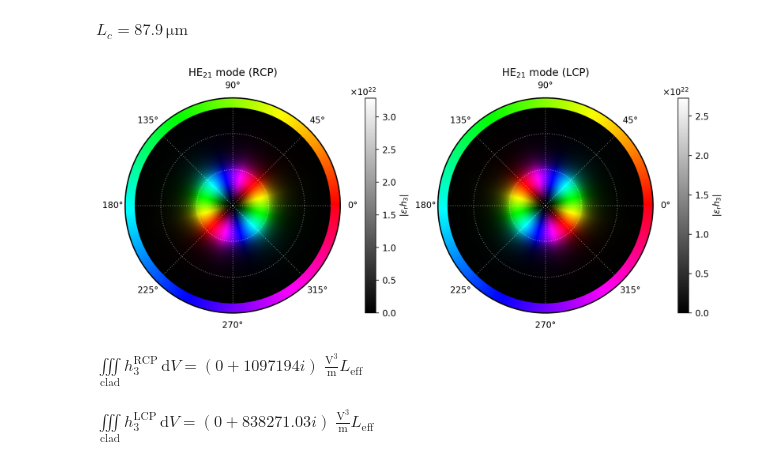
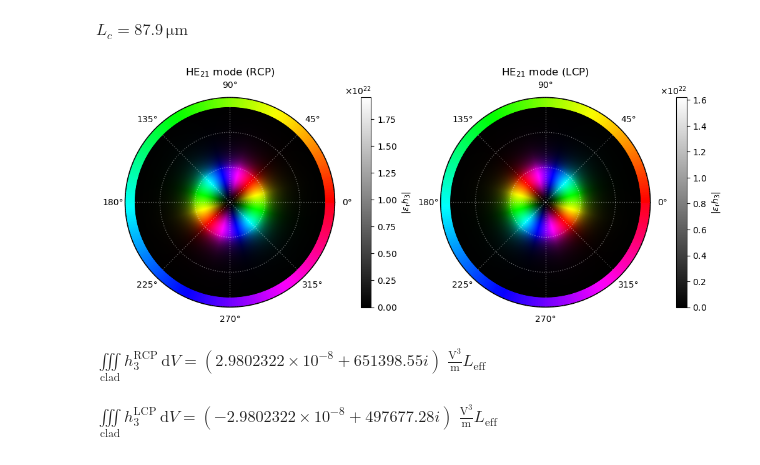
Before and after one commit to Sevastienn/anafibre, a Jupyter notebook: notebooks/h3_ell0.ipynb, the cells around one changed output. Saved outputs shown, nothing was run; the diff lists cells and outputs as text; code cells hidden in the pictures.

```diff
--- a/notebooks/h3_ell0.ipynb
+++ b/notebooks/h3_ell0.ipynb
@@ -91,16 +91,11 @@ Saving to PDF can be slow if figures contain many vector polygons. The plotting
   - a smooth phase ring around the axis (`phase_cbar_style='edge'`)
 - Radial ticks are placed at integer multiples of the core radius. Radial tick labels are hidden for a clean dark background.
 # %%
-P1 = HE11_wl1_R.Power(rho=Rho, phi=Phi, z=0)
-P2 = HE11_wl2_L.Power(rho=Rho, phi=Phi, z=0)
-P3 = TE01_wl3.Power(rho=Rho, phi=Phi, z=0)
-P4 = TM01_wl3.Power(rho=Rho, phi=Phi, z=0)
 # Electric fields
-E0 = HE11_wl1_R.E(rho=Rho, phi=Phi, z=0)/np.sqrt(P1)
-E1 = HE11_wl2_L.E(rho=Rho, phi=Phi, z=0)/np.sqrt(P2)
-E2 = TE01_wl3.E(rho=Rho, phi=Phi, z=0)/np.sqrt(P3)
-E3 = TM01_wl3.E(rho=Rho, phi=Phi, z=0)/np.sqrt(P4)
-
+E0 = HE11_wl1_R.E(rho=Rho, phi=Phi, z=0)
+E1 = HE11_wl2_L.E(rho=Rho, phi=Phi, z=0)
+E2 = TE01_wl3.E(rho=Rho, phi=Phi, z=0)
+E3 = TM01_wl3.E(rho=Rho, phi=Phi, z=0)
 # Plotting parameters
 kwargsP = dict(
     variant="dark", Rho=Rho, Phi=Phi,
@@ -109,7 +104,8 @@ kwargsP = dict(
     core_radius=fibre.core_radius*u.m,
     phase_cbar_style="edge",
     cbar_pad=-0.06,
-    use_tex=False   # set True if your system has LaTeX installed
+    use_tex=False,   # set True if your system has LaTeX installed
+    # vmax=6e22
 )
 # %%
 # Reuse existing fields and grid; compute both overlaps once
@@ -171,11 +167,9 @@ display(Latex(f"$L_c = {pretty_length(Lc_val)}$"))
 | HE21 | UV335.66 | 2.89 | 1.3604 | 0.00 | 0.00 | -1.00 |
 $L_c = 87.9 \, \mathrm{\mu m}$
 # %%
-P5 = HE21_wl3_R.Power(rho=Rho, phi=Phi, z=0)
-P6 = HE21_wl3_L.Power(rho=Rho, phi=Phi, z=0)
 # Electric fields
-E4 = HE21_wl3_R.E(rho=Rho, phi=Phi, z=0)/np.sqrt(P5)
-E5 = HE21_wl3_L.E(rho=Rho, phi=Phi, z=0)/np.sqrt(P6)
+E4 = HE21_wl3_R.E(rho=Rho, phi=Phi, z=0)
+E5 = HE21_wl3_L.E(rho=Rho, phi=Phi, z=0)
 
 # Reuse existing fields and grid; compute both overlaps once
 cross01 = np.cross(E0, E1)
@@ -188,33 +182,33 @@ h3_R_eps = h3_R * fibre.eps(Rho, wl3)
 h3_L_eps = h3_L * fibre.eps(Rho, wl3)
 h3_R_masked_value = np.asarray(h3_R_masked.filled(0.0 + 0.0j), dtype=np.complex128)
 h3_L_masked_value = np.asarray(h3_L_masked.filled(0.0 + 0.0j), dtype=np.complex128)
 
 # Area element (reuse if available)
 try:
     dS
 except NameError:
     dphi = 2*np.pi/Nphi
     dr = rho.max()/(Nr-1)
     dS = Rho * dr * dphi
 
 H3_R_ = np.sum(h3_R_masked_value * (u.V/u.m)**3 * dS)
 H3_L_ = np.sum(h3_L_masked_value * (u.V/u.m)**3 * dS)
 
 # Side-by-side plots
 fig, axs = plt.subplots(1, 2, subplot_kw=dict(projection='polar'), figsize=(10, 5), constrained_layout=True)
 
 kwargsR = {**kwargsP, 'title': r"$\mathrm{HE}_{21}$ mode (RCP)"}
 kwargsL = {**kwargsP, 'title': r"$\mathrm{HE}_{21}$ mode (LCP)"}
 
 plot_complex_field_polar(h3_R_eps, ax=axs[0], **kwargsR)
 plot_complex_field_polar(h3_L_eps, ax=axs[1], **kwargsL)
 plt.show()
 
 display(Latex(r"$\iiint\limits_\text{clad}h^\mathrm{RCP}_{3}\,\mathrm{d}V"
               r" = " + H3_R_._repr_latex_()[1:-1] + r" L_\mathrm{eff}$"))
 display(Latex(r"$\iiint\limits_\text{clad}h^\mathrm{LCP}_{3}\,\mathrm{d}V"
               r" = " + H3_L_._repr_latex_()[1:-1] + r" L_\mathrm{eff}$"))
 # %% [output]
-[figure, old version]
+[figure, new version]
-$\iiint\limits_\text{clad}h^\mathrm{RCP}_{3}\,\mathrm{d}V = (0+1097194i) \; \mathrm{\frac{V^{3}}{m}} L_\mathrm{eff}$
+$\iiint\limits_\text{clad}h^\mathrm{RCP}_{3}\,\mathrm{d}V = (2.9802322 \times 10^{-8}+651398.55i) \; \mathrm{\frac{V^{3}}{m}} L_\mathrm{eff}$
-$\iiint\limits_\text{clad}h^\mathrm{LCP}_{3}\,\mathrm{d}V = (0+838271.03i) \; \mathrm{\frac{V^{3}}{m}} L_\mathrm{eff}$
+$\iiint\limits_\text{clad}h^\mathrm{LCP}_{3}\,\mathrm{d}V = (-2.9802322 \times 10^{-8}+497677.28i) \; \mathrm{\frac{V^{3}}{m}} L_\mathrm{eff}$
```
Also changed, not shown: parts of 1 cell of this notebook, 7 other files.
